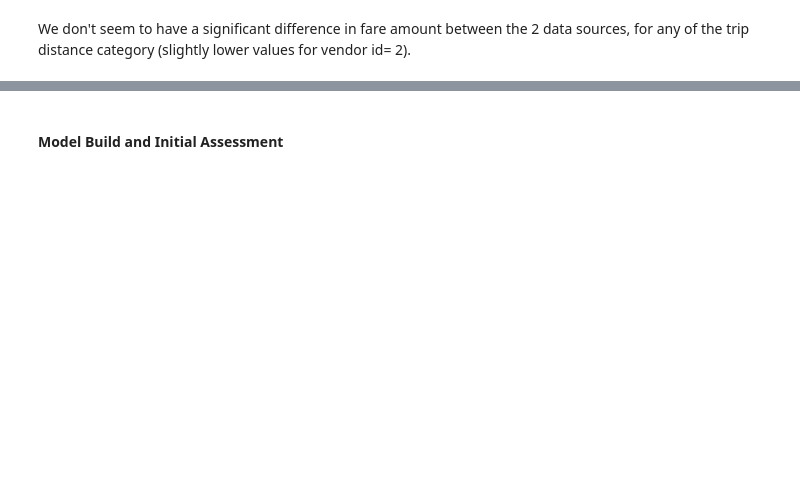
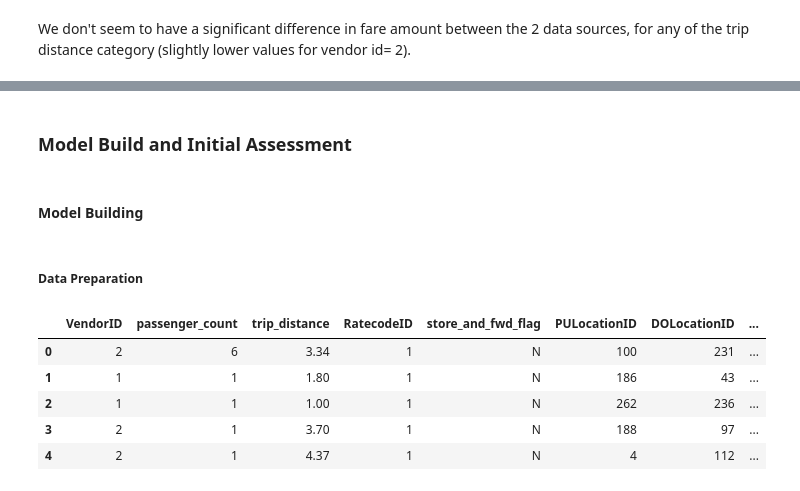
Before and after one commit to traha-89/Portafoglio, a Jupyter notebook: NYC Taxi Fare Prediction/NYC_MLRprediction.ipynb, the cells around one changed output, grey strips where cells are left out. Drawn from its saved outputs; the diff is of its cells as text; code cells hidden in the pictures; blank space fills up the shorter version.

```diff
--- a/NYC Taxi Fare Prediction/NYC_MLRprediction.ipynb
+++ b/NYC Taxi Fare Prediction/NYC_MLRprediction.ipynb
@@ -708,2 +805,19 @@ We don't seem to have a significant difference in fare amount between the 2 data
 # %% [markdown]
-#### Model Build and Initial Assessment
+### Model Build and Initial Assessment
+# %% [markdown]
+#### Model Building
+# %% [markdown]
+##### Data Preparation
+# %%
+# Remove column index
+model_data = df_edit5.drop(columns= ['index','extra','mta_tax','tip_amount',
+                                     'tolls_amount','improvement_surcharge','total_amount','trip_duration',
+                                     'pickup_datetime','dropoff_datetime','PU_Zone','DO_Zone'], axis= 1)
+model_data.head()
+# %% [output]
+|  | VendorID | passenger_count | trip_distance | RatecodeID | store_and_fwd_flag | PULocationID | DOLocationID | ... |
+| 0 | 2 | 6 | 3.34 | 1 | N | 100 | 231 | ... |
+| 1 | 1 | 1 | 1.80 | 1 | N | 186 | 43 | ... |
+| 2 | 1 | 1 | 1.00 | 1 | N | 262 | 236 | ... |
+| 3 | 2 | 1 | 3.70 | 1 | N | 188 | 97 | ... |
+| 4 | 2 | 1 | 4.37 | 1 | N | 4 | 112 | ... |
```
Also changed, not shown: parts of 37 cells of this notebook.
